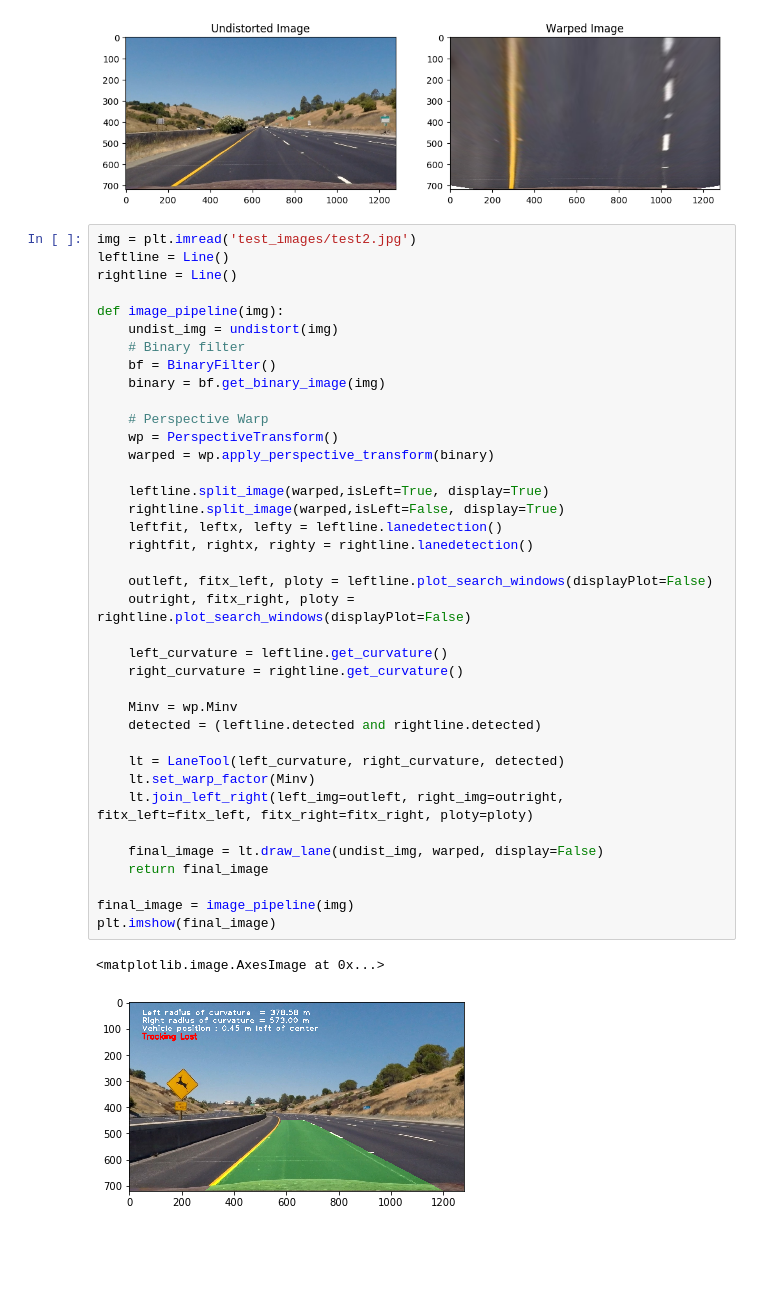
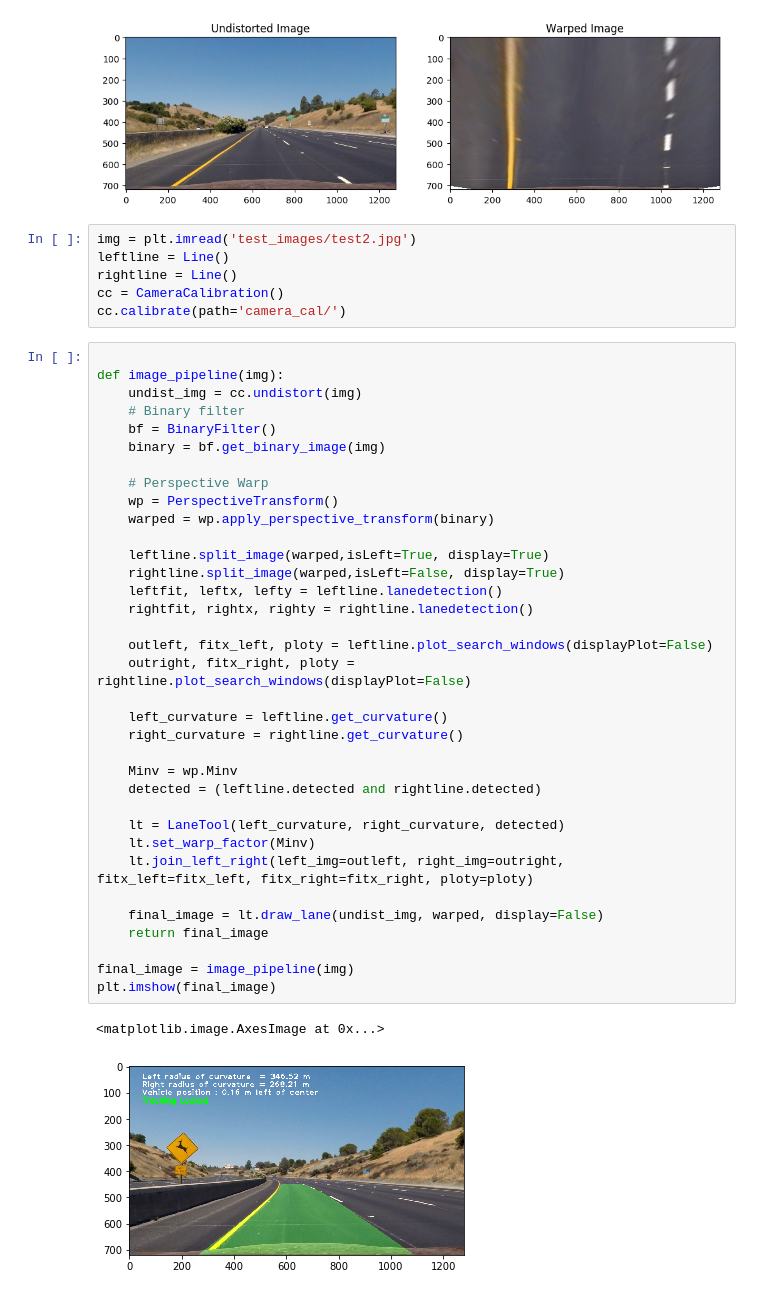
Before and after one commit to alisoltani/UdacityCarND-Project4, a Jupyter notebook: lanedetection.ipynb, the cells around one changed output. Cells and saved outputs as stored; diff of their text form; blank space fills up the shorter version.

```diff
--- a/lanedetection.ipynb
+++ b/lanedetection.ipynb
@@ -463,47 +464,50 @@ plt.savefig('warp_example.jpg')
 plt.show()
 # %% [output]
 [figure]
+# %%
+img = plt.imread('test_images/test2.jpg')
+leftline = Line()
+rightline = Line()
+cc = CameraCalibration()
+cc.calibrate(path='camera_cal/')
 # %%
-img = plt.imread('test_images/test2.jpg')
-leftline = Line()
-rightline = Line()
 
 def image_pipeline(img):
-    undist_img = undistort(img)
+    undist_img = cc.undistort(img)
     # Binary filter
     bf = BinaryFilter()
     binary = bf.get_binary_image(img)
 
     # Perspective Warp
     wp = PerspectiveTransform()
     warped = wp.apply_perspective_transform(binary)
 
     leftline.split_image(warped,isLeft=True, display=True)
     rightline.split_image(warped,isLeft=False, display=True)
     leftfit, leftx, lefty = leftline.lanedetection()
     rightfit, rightx, righty = rightline.lanedetection()
 
     outleft, fitx_left, ploty = leftline.plot_search_windows(displayPlot=False)
     outright, fitx_right, ploty = rightline.plot_search_windows(displayPlot=False)
 
     left_curvature = leftline.get_curvature()
     right_curvature = rightline.get_curvature()
 
     Minv = wp.Minv
     detected = (leftline.detected and rightline.detected)
 
     lt = LaneTool(left_curvature, right_curvature, detected)
     lt.set_warp_factor(Minv)
     lt.join_left_right(left_img=outleft, right_img=outright, fitx_left=fitx_left, fitx_right=fitx_right, ploty=ploty)
 
     final_image = lt.draw_lane(undist_img, warped, display=False)
     return final_image
 
 final_image = image_pipeline(img)
 plt.imshow(final_image)
 # %% [output]
 <matplotlib.image.AxesImage at 0x...>
-[figure, old version]
+[figure, new version]
 # %%
 from moviepy.editor import VideoFileClip
 
```
Also changed, not shown: parts of 6 cells of this notebook, 3 other files.
